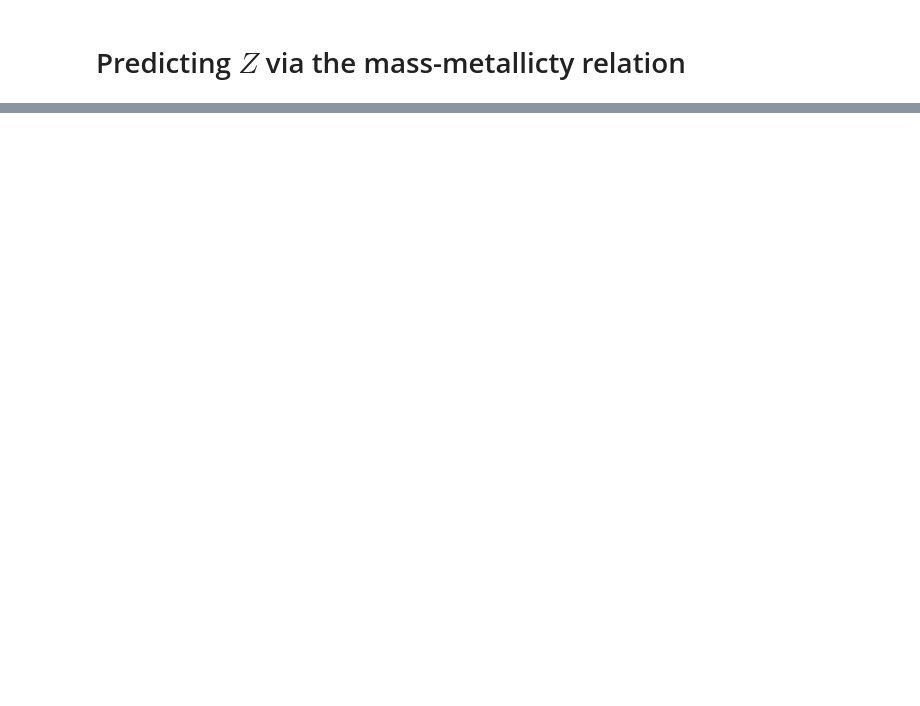
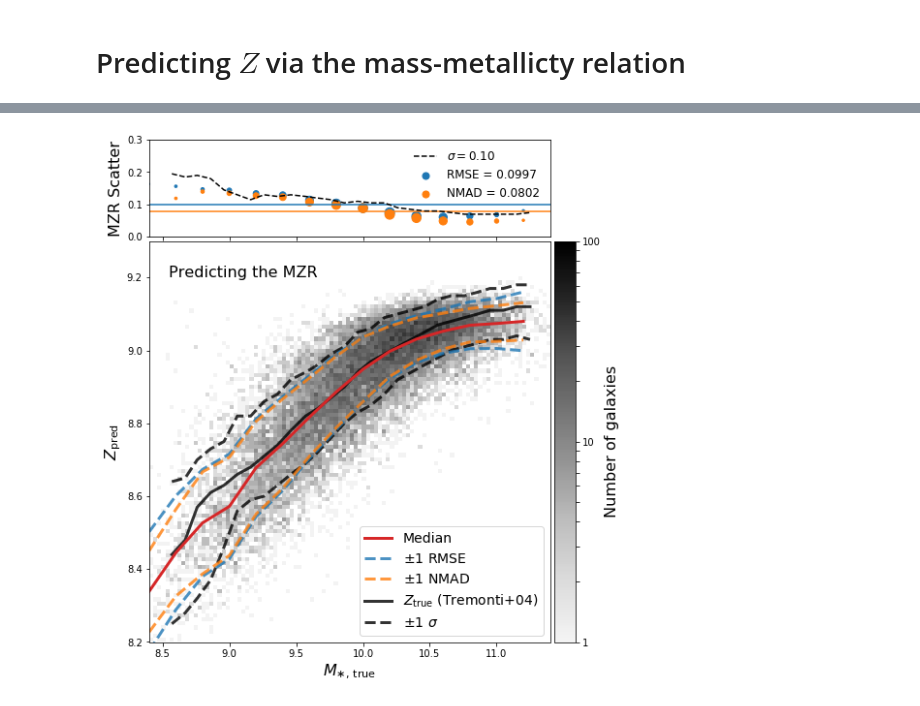
Before and after one commit to jwuphysics/galaxy-cnns, a Jupyter notebook: notebook/paper/05-mass_metallicty_relation.ipynb, the cells around one changed output, grey strips where cells are left out. Saved outputs shown, nothing was run; the diff lists cells and outputs as text; code cells hidden in the pictures; blank space fills up the shorter version.

```diff
--- a/notebook/paper/05-mass_metallicty_relation.ipynb
+++ b/notebook/paper/05-mass_metallicty_relation.ipynb
@@ -152,0 +242,8 @@ plot_comparison_with_marginals(df.oh_p50.values, mmr(masses.cnn_lgm.values), whi
+# %%
+metals = pd.read_csv(f'{PATH}/catalogs/predictions-oh_p50.csv', index_col=0)
+full = pd.read_csv(f'{PATH}/catalogs/SDSSspecgalsDR14_boada.csv')[['objID', 'oh_p50', 'lgm_tot_p50']]
+full.set_index('objID', inplace=True)
+# %%
+df2 = metals.join(full.drop('oh_p50', axis='columns'), how='left')
+df2 = df2[df2.lgm_tot_p50 > 0]
+df2.head()
@@ -152,0 +258,27 @@ plot_comparison_with_marginals(df.oh_p50.values, mmr(masses.cnn_lgm.values), whi
+# %%
+fig = plot_mzr(df2.lgm_tot_p50.values, df2.prediction.values, annotation='Predicting the MZR')
+
+ax, ax_cb, ax_marg = fig.axes
+
+# also plot Tremonti+04 scatter
+t04 = pd.read_csv(f'{PATH}/catalogs/tremonti04_tab3_mzr.csv')
+
+ax.plot(t04.m, t04.oh_p50, c='k', ls='-', lw=3, zorder=1, alpha=0.8, label=r'$Z_{\rm true}$ (Tremonti+04)')
+ax.plot(t04.m, t04.oh_p16, c='k', ls='--', lw=3, zorder=1, alpha=0.8, label='')
+ax.plot(t04.m, t04.oh_p84, c='k', ls='--', lw=3, zorder=1, alpha=0.8, label=r'$\pm 1\ \sigma$')
+
+# redo legend
+ax.legend(loc='lower right', fontsize=14)
+fig.subplots_adjust(left=0.025, right=0.925, bottom=0.05, top=0.95)
+
+
+# add to margin plot too
+mzr_sigma = np.average([t04.oh_p50 - t04.oh_p16, t04.oh_p84 - t04.oh_p50], axis=0)
+ax_marg.plot(t04.m, mzr_sigma, c='k', ls='--', label=r'$\sigma = 0.10$')
+
+ax_marg.legend(fontsize=12, framealpha=0.0, frameon=False, loc='upper right');
+
+# save
+fig.savefig(f'{PATH}/results/05-mzr.pdf')
+# %% [output]
+[figure, added]
```
Also changed, not shown: parts of 9 cells of this notebook, 3 other files.
